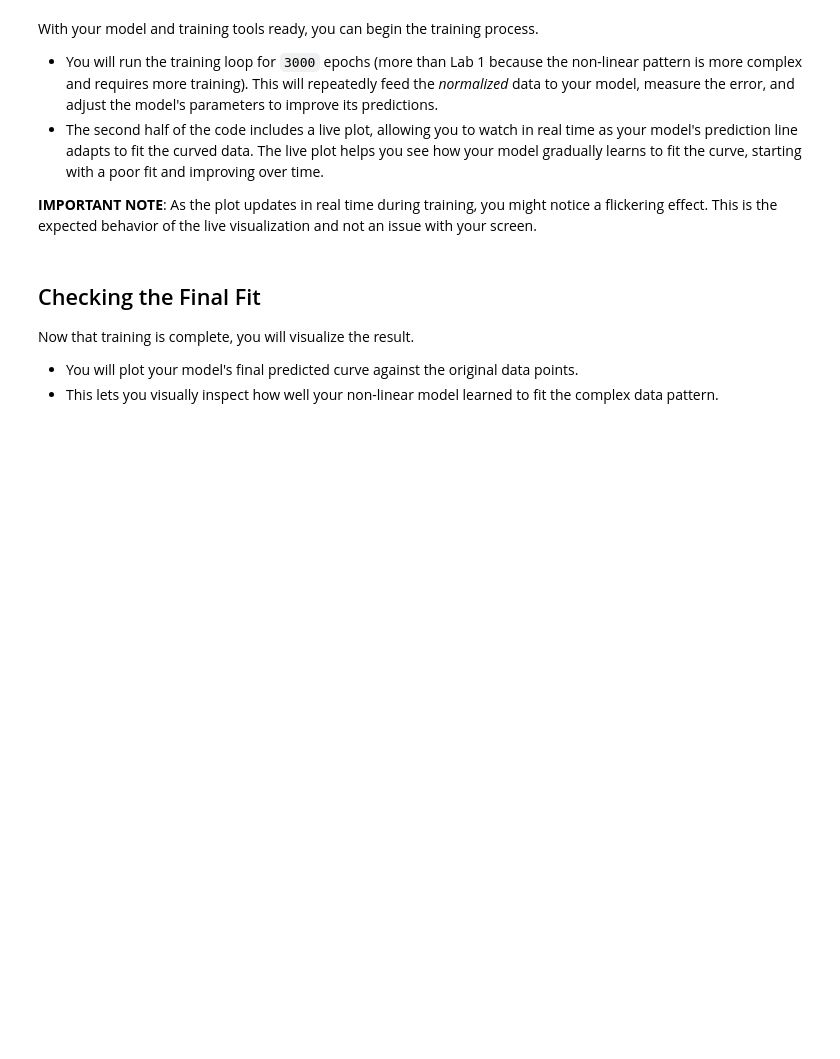
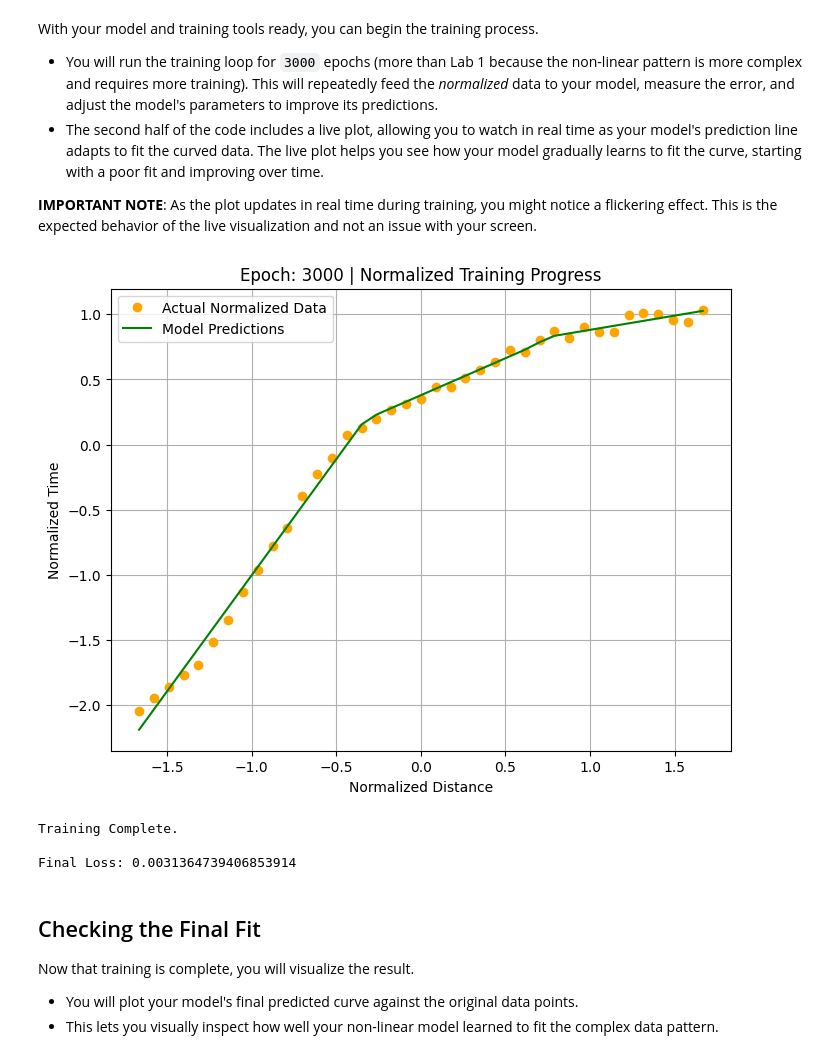
Before and after one commit to MaviRogar/pytorch_for_dl_specialization_deeplearning.ai, a Jupyter notebook: notebooks/C1_M1_Lab_2_activation_functions.ipynb, the cells around one changed output. Drawn from its saved outputs; the diff is of its cells as text; code cells hidden in the pictures; blank space fills up the shorter version.

```diff
--- a/notebooks/C1_M1_Lab_2_activation_functions.ipynb
+++ b/notebooks/C1_M1_Lab_2_activation_functions.ipynb
@@ -111,29 +134,34 @@ With your model and training tools ready, you can begin the training process.
 # %%
 # Training loop
 for epoch in range(3000):
     # Reset the optimizer's gradients
     optimizer.zero_grad()
     # Make predictions (forward pass)
     outputs = model(distances_norm)
     # Calculate the loss
     loss = loss_function(outputs, times_norm)
     # Calculate adjustments (backward pass)
     loss.backward()
     # Update the model's parameters
     optimizer.step()
 
     # Create a live plot every 50 epochs
     if (epoch + 1) % 50 == 0:
-        helper_utils.plot_training_progress(
+        helper_utils_C1_M1_Lab_2.plot_training_progress(
             epoch=epoch,
             loss=loss,
             model=model,
             distances_norm=distances_norm,
             times_norm=times_norm
         )
 
 print("\nTraining Complete.")
 print(f"\nFinal Loss: {loss.item()}")
+# %% [output]
+[figure, added]
+Training Complete.
+
+Final Loss: 0.0031364739406853914
 # %% [markdown]
 ## Checking the Final Fit
 
```
Also changed, not shown: parts of 6 cells of this notebook.
